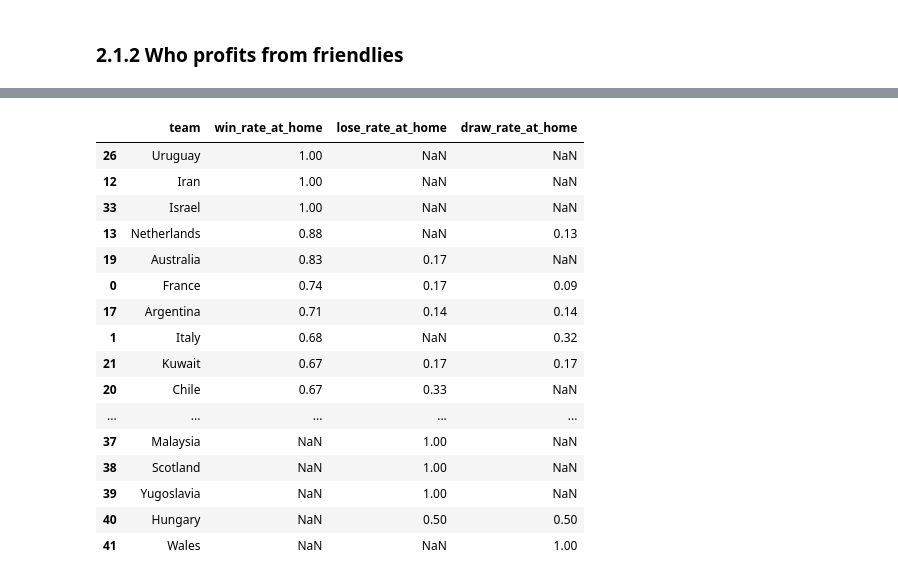
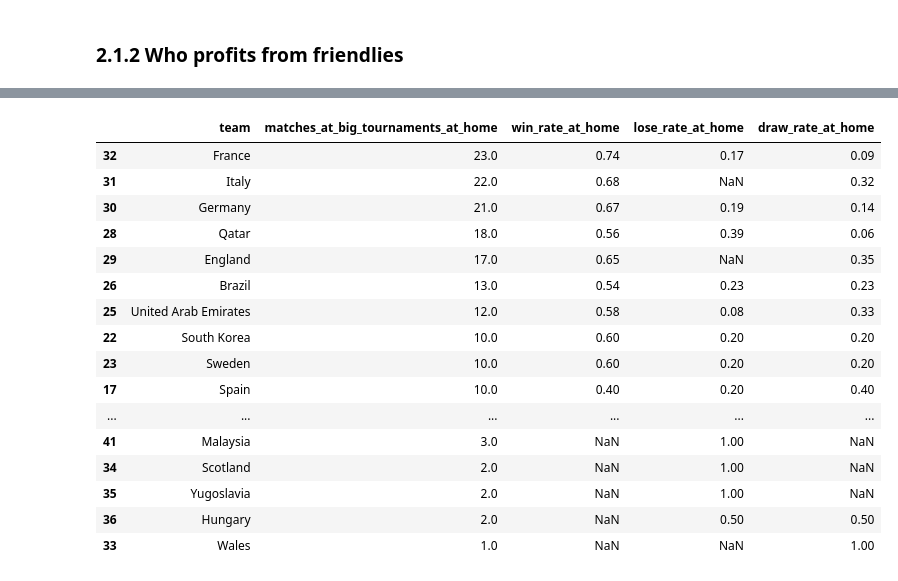
Before and after one commit to RickSpringer/International_Football-1872-2024, a Jupyter notebook: 240318_international_football_analysis.ipynb, the cells around one changed output, grey strips where cells are left out. Saved outputs shown, nothing was run; the diff lists cells and outputs as text; code cells hidden in the pictures.

```diff
--- a/240318_international_football_analysis.ipynb
+++ b/240318_international_football_analysis.ipynb
@@ -459,34 +1037,39 @@ big_tournament_df.to_sql('big_tournament_results', connection, index='index')
 # %%
-query_rates_at_home =   '''
+query_rates_at_home = '''
                         SELECT
                         team,
+                        matches_at_big_tournaments_at_home,
                         ROUND((wins_at_big_tournaments_at_home::NUMERIC/matches_at_big_tournaments_at_home::NUMERIC), 2)
                             AS win_rate_at_home,
                         ROUND((losses_at_big_tournaments_at_home::NUMERIC/matches_at_big_tournaments_at_home::NUMERIC), 2)
                             AS lose_rate_at_home,
                         ROUND((draws_at_big_tournaments_at_home::NUMERIC/matches_at_big_tournaments_at_home::NUMERIC), 2)
                             AS draw_rate_at_home
-                        FROM big_tournament_results;
+                        FROM big_tournament_results
+                        ORDER BY wins_at_big_tournaments_at_home, matches_at_big_tournaments_at_home;
                         '''
 # %%
 rates_at_home_df = pd.read_sql(query_rates_at_home, connection)
 # %%
-rates_at_home_df.sort_values(by='win_rate_at_home', ascending=False)
+rates_at_home_df_sorted = rates_at_home_df.sort_values(
+    by=['matches_at_big_tournaments_at_home', 'win_rate_at_home'],
+    ascending=False)
+rates_at_home_df_sorted
 # %% [output]
-|  | team | win_rate_at_home | lose_rate_at_home | draw_rate_at_home |
-| 26 | Uruguay | 1.00 | NaN | NaN |
-| 12 | Iran | 1.00 | NaN | NaN |
-| 33 | Israel | 1.00 | NaN | NaN |
-| 13 | Netherlands | 0.88 | NaN | 0.13 |
-| 19 | Australia | 0.83 | 0.17 | NaN |
-| 0 | France | 0.74 | 0.17 | 0.09 |
-| 17 | Argentina | 0.71 | 0.14 | 0.14 |
-| 1 | Italy | 0.68 | NaN | 0.32 |
-| 21 | Kuwait | 0.67 | 0.17 | 0.17 |
-| 20 | Chile | 0.67 | 0.33 | NaN |
-| ... | ... | ... | ... | ... |
-| 37 | Malaysia | NaN | 1.00 | NaN |
-| 38 | Scotland | NaN | 1.00 | NaN |
-| 39 | Yugoslavia | NaN | 1.00 | NaN |
-| 40 | Hungary | NaN | 0.50 | 0.50 |
-| 41 | Wales | NaN | NaN | 1.00 |
+|  | team | matches_at_big_tournaments_at_home | win_rate_at_home | lose_rate_at_home | draw_rate_at_home |
+| 32 | France | 23.0 | 0.74 | 0.17 | 0.09 |
+| 31 | Italy | 22.0 | 0.68 | NaN | 0.32 |
+| 30 | Germany | 21.0 | 0.67 | 0.19 | 0.14 |
+| 28 | Qatar | 18.0 | 0.56 | 0.39 | 0.06 |
+| 29 | England | 17.0 | 0.65 | NaN | 0.35 |
+| 26 | Brazil | 13.0 | 0.54 | 0.23 | 0.23 |
+| 25 | United Arab Emirates | 12.0 | 0.58 | 0.08 | 0.33 |
+| 22 | South Korea | 10.0 | 0.60 | 0.20 | 0.20 |
+| 23 | Sweden | 10.0 | 0.60 | 0.20 | 0.20 |
+| 17 | Spain | 10.0 | 0.40 | 0.20 | 0.40 |
+| ... | ... | ... | ... | ... | ... |
+| 41 | Malaysia | 3.0 | NaN | 1.00 | NaN |
+| 34 | Scotland | 2.0 | NaN | 1.00 | NaN |
+| 35 | Yugoslavia | 2.0 | NaN | 1.00 | NaN |
+| 36 | Hungary | 2.0 | NaN | 0.50 | 0.50 |
+| 33 | Wales | 1.0 | NaN | NaN | 1.00 |
```
Also changed, not shown: parts of 107 cells of this notebook, 8 other files.
